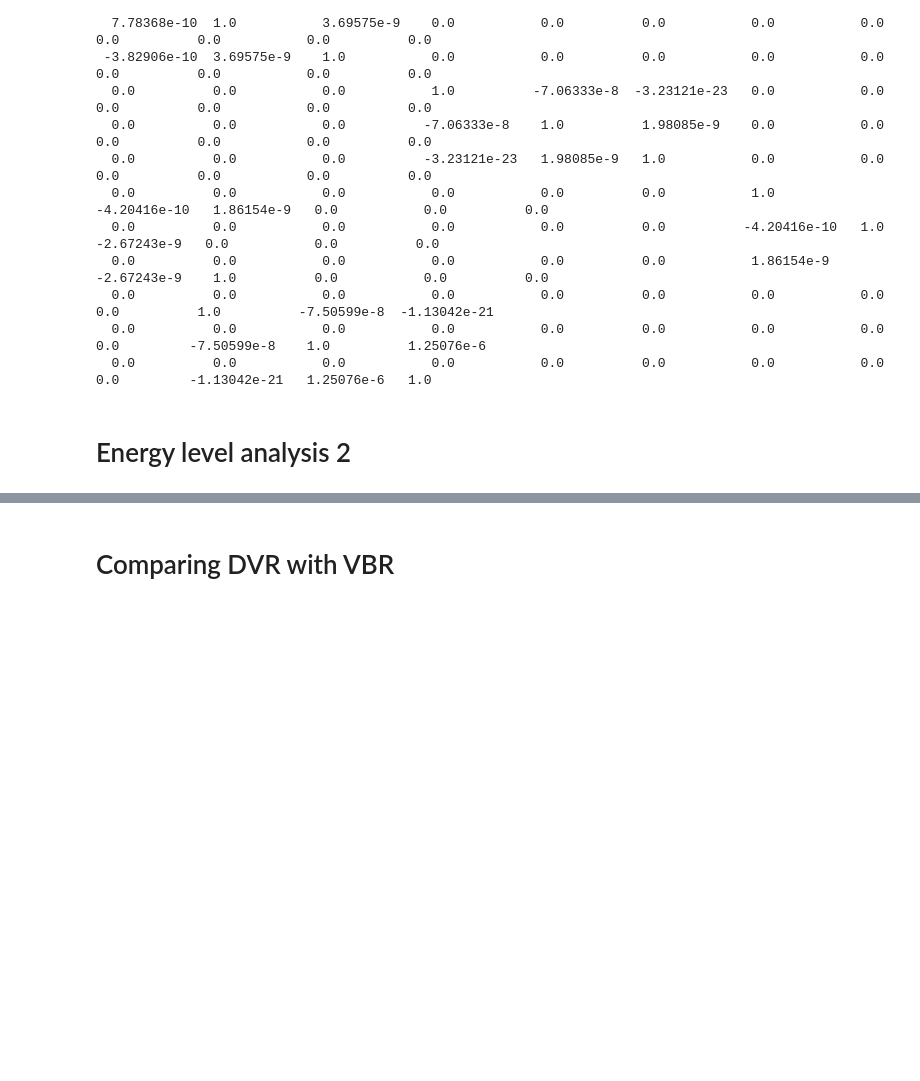
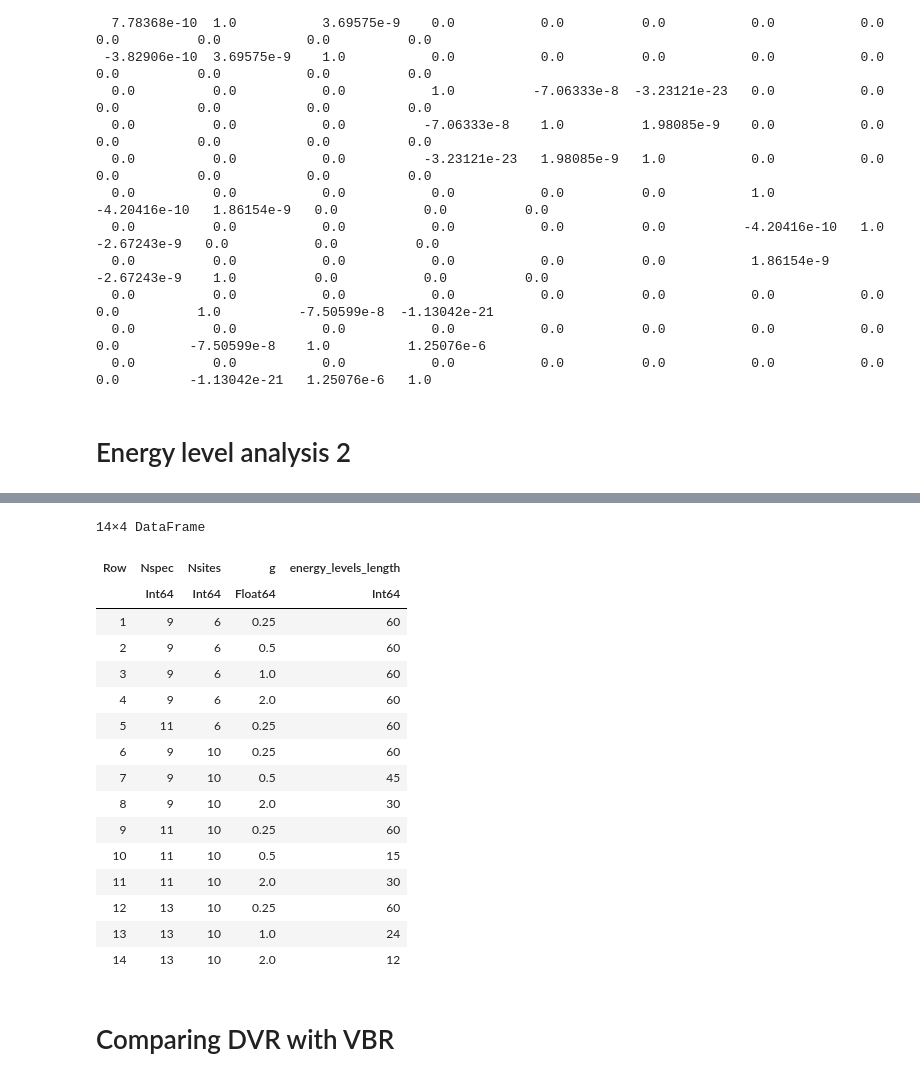
Before and after one commit to GoodStuff11/dmrg, a Jupyter notebook: dmrg/dmrg_testing.ipynb, the cells around one changed output, grey strips where cells are left out. Drawn from its saved outputs; the diff is of its cells as text; code cells hidden in the pictures; blank space fills up the shorter version.

```diff
--- a/dmrg/dmrg_testing.ipynb
+++ b/dmrg/dmrg_testing.ipynb
@@ -1832,3 +1921,23 @@ Inner product: -2.6346266897016473e-8
+# %%
+sort!(combine(groupby(df, [:Nspec, :Nsites, :g]), [:energy_levels] .=> length),[:Nsites, :Nspec])
+# %% [output]
+14×4 DataFrame
+| Row | Nspec | Nsites | g | energy_levels_length |
+|  | Int64 | Int64 | Float64 | Int64 |
+| 1 | 9 | 6 | 0.25 | 60 |
+| 2 | 9 | 6 | 0.5 | 60 |
+| 3 | 9 | 6 | 1.0 | 60 |
+| 4 | 9 | 6 | 2.0 | 60 |
+| 5 | 11 | 6 | 0.25 | 60 |
+| 6 | 9 | 10 | 0.25 | 60 |
+| 7 | 9 | 10 | 0.5 | 45 |
+| 8 | 9 | 10 | 2.0 | 30 |
+| 9 | 11 | 10 | 0.25 | 60 |
+| 10 | 11 | 10 | 0.5 | 15 |
+| 11 | 11 | 10 | 2.0 | 30 |
+| 12 | 13 | 10 | 0.25 | 60 |
+| 13 | 13 | 10 | 1.0 | 24 |
+| 14 | 13 | 10 | 2.0 | 12 |
 # %% [markdown]
 # Comparing DVR with VBR
 # %%
```
Also changed, not shown: parts of 11 cells of this notebook, 8 other files.
